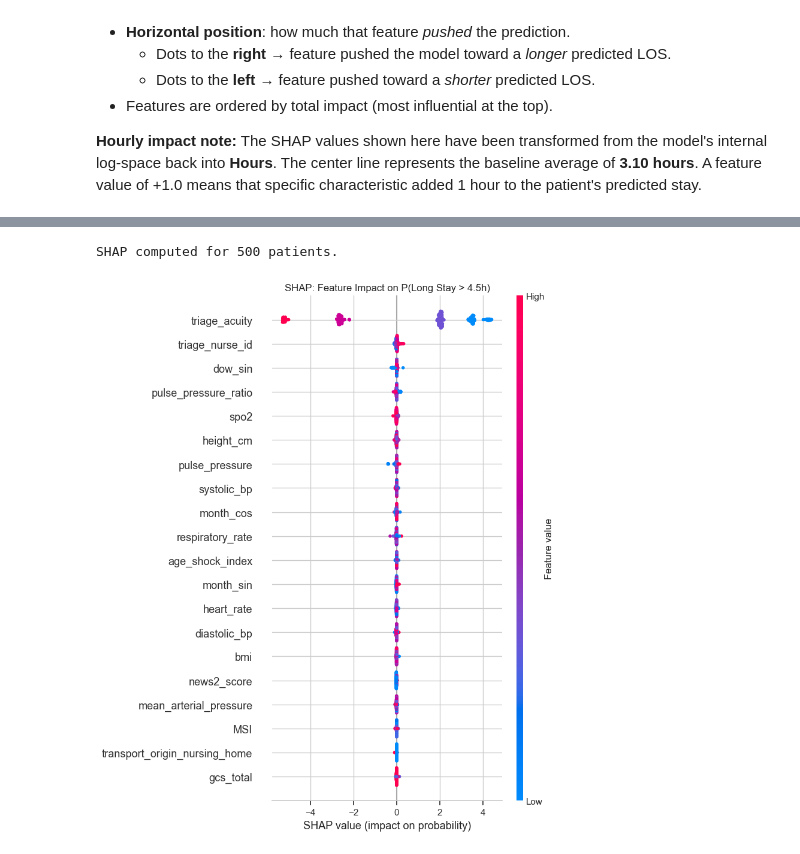
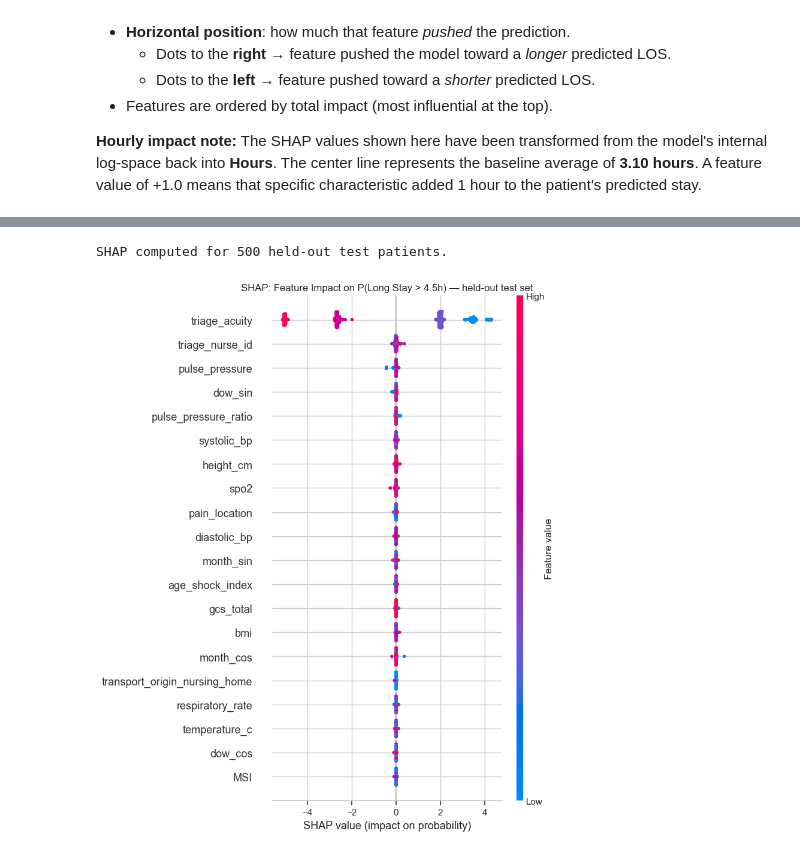
Before and after one commit to dsAlessandro/Emergency-Department-Acuity-Prediction, a Jupyter notebook: length_of_stay_pipeline.ipynb, the cells around one changed output, grey strips where cells are left out. Saved outputs shown, nothing was run; the diff lists cells and outputs as text; code cells hidden in the pictures.

```diff
--- a/length_of_stay_pipeline.ipynb
+++ b/length_of_stay_pipeline.ipynb
@@ -600,7 +600,7 @@ def split_and_engineer_features(X, y, classification=False):
   return X_train, X_val, y_train, y_val, new_cols
 # %%
 X_train_regression, X_val_regression, y_train_regression, y_val_regression, new_cols_regression = split_and_engineer_features(X, y_regression)
-X_train_classification, X_val_classification, y_train_classification, y_val_classification, new_cols_classification = split_and_engineer_features(X, y_classification, classification=True)
+X_train_classification, X_val_test_classification, y_train_classification, y_val_test_classification, new_cols_classification = split_and_engineer_features(X, y_classification, classification=True)
 
 updated_preprocessor = ColumnTransformer([
     ("ord",     OrdinalEncoder(categories=[age_order, mental_order]),
@@ -630,7 +630,11 @@ classification_model = Pipeline([
     ("classifier", classifier)
 ])
 
-prediction_threshold = 0.35
+# Split the validation test for classification into two halves: one for threshold tuning, one held-out for final reporting.
+X_val_classification, X_test_classification, y_val_classification, y_test_classification = train_test_split(
+    X_val_test_classification, y_val_test_classification,
+    test_size=0.5, random_state=RANDOM_STATE, stratify=y_val_test_classification
+)
 # %% [output]
 Features: 62 raw → 102 after engineering (40 added)
 Added: ['pain_not_recorded', 'systolic_bp_missing', 'diastolic_bp_missing', 'mean_arterial_pressure_missing', 'pulse_pressure_missing', 'shock_index_missing', 'respiratory_rate_missing', 'pulse_pressu ...
@@ -1415,10 +1460,10 @@ import shap
 inner_preprocessor = classification_model.named_steps['preprocess']
 inner_classifier = classification_model.named_steps['classifier']
 
-# 2. Prepare sample
+# 2. Prepare sample from held-out test set
 rng = np.random.default_rng(42)
-sample_idx = rng.choice(len(X_val_classification), size=min(500, len(X_val_classification)), replace=False)
-X_sample = X_val_classification.iloc[sample_idx]
+sample_idx = rng.choice(len(X_test_classification), size=min(500, len(X_test_classification)), replace=False)
+X_sample = X_test_classification.iloc[sample_idx]
 X_transformed = inner_preprocessor.transform(X_sample)
 
 # 3. Get Feature Names dynamically from preprocessor
@@ -1441,34 +1486,34 @@ for name, trans, cols in inner_preprocessor.transformers_:
         feature_names.extend(['hour_sin', 'hour_cos', 'month_sin', 'month_cos', 'dow_sin', 'dow_cos'])
     elif hasattr(trans, 'get_feature_names_out'):
         # Handles Ordinal, OneHot, and TargetEncoders
         names = trans.get_feature_names_out(cols)
         feature_names.extend(names)
     else:
         feature_names.extend(cols)
 
 # Clean up prefixes for readability
 feature_names = [n.replace('ord__', '').replace('nom__', '').replace('target__', '').replace('num__', '') for n in feature_names]
 
 # 4. Compute SHAP values for the classifier
 explainer = shap.TreeExplainer(inner_classifier)
 shap_values = explainer.shap_values(X_transformed)
 
-print(f'SHAP computed for {len(X_sample)} patients.')
+print(f'SHAP computed for {len(X_sample)} held-out test patients.')
 
 # 5. Plot
 plt.figure(figsize=(10, 8))
 # For binary classification, we use the SHAP values for the positive class (long stay)
 shap.summary_plot(
     shap_values[..., 1] if len(shap_values.shape) > 2 else shap_values,
     X_transformed,
     feature_names=feature_names,
     max_display=20,
     show=False
 )
-plt.title('SHAP: Feature Impact on P(Long Stay > 4.5h)')
+plt.title('SHAP: Feature Impact on P(Long Stay > 4.5h) — held-out test set')
 plt.xlabel('SHAP value (impact on probability)')
 plt.tight_layout()
 plt.show()
 # %% [output]
-SHAP computed for 500 patients.
+SHAP computed for 500 held-out test patients.
-[figure, old version]
+[figure, new version]
```
Also changed, not shown: parts of 15 cells of this notebook.
